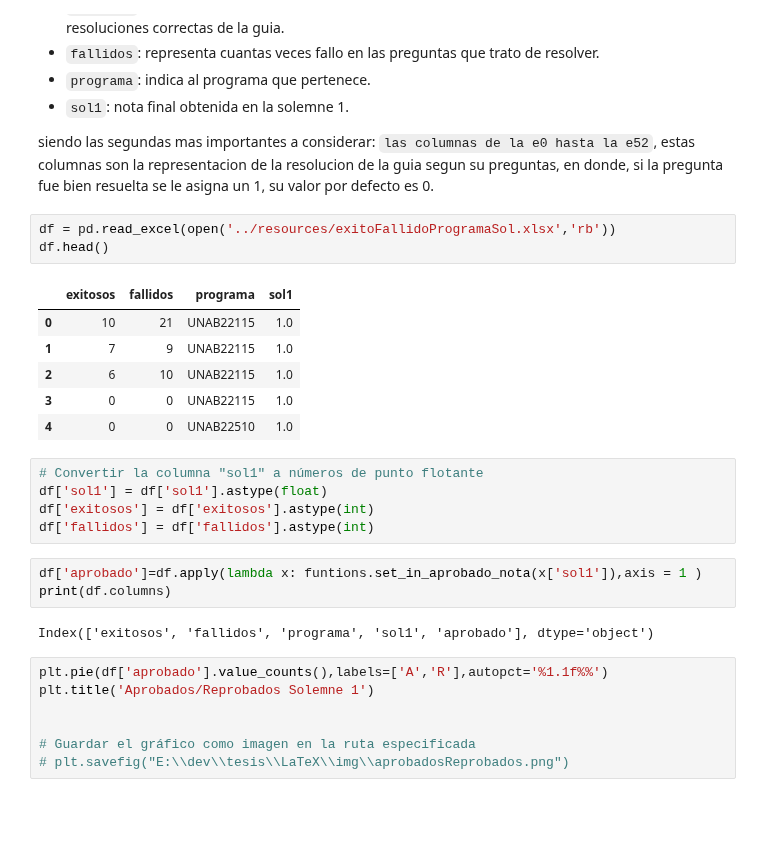
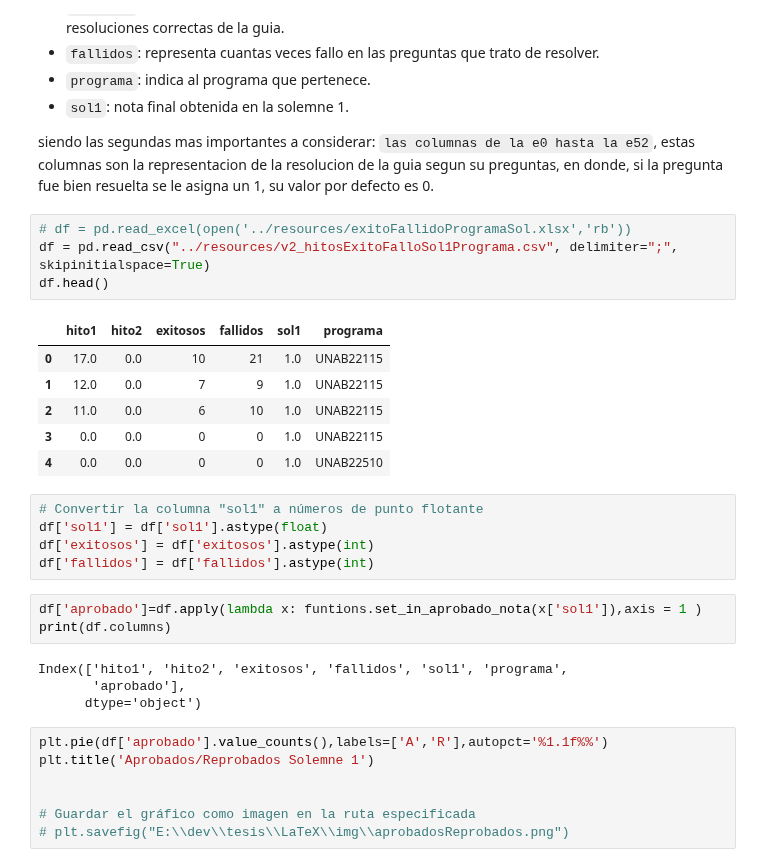
Before and after one commit to tonporaqui/tesis, a Jupyter notebook: jupyter_notebook/notebooks/bnlearn.ipynb, the cells around one changed output. Saved outputs shown, nothing was run; the diff lists cells and outputs as text; blank space fills up the shorter version.

```diff
--- a/jupyter_notebook/notebooks/bnlearn.ipynb
+++ b/jupyter_notebook/notebooks/bnlearn.ipynb
@@ -36,15 +38,16 @@ El dataFrame original cuenta con 76 columnas, de las cuales las mas importantes
 
 siendo las segundas mas importantes a considerar: `las columnas de la e0 hasta la e52`, estas columnas son la representacion de la resolucion de la guia segun su preguntas, en donde, si la pregunta fue bien resuelta se le asigna un 1, su valor por defecto es 0.
 # %%
-df = pd.read_excel(open('../resources/exitoFallidoProgramaSol.xlsx','rb'))
+# df = pd.read_excel(open('../resources/exitoFallidoProgramaSol.xlsx','rb'))
+df = pd.read_csv("../resources/v2_hitosExitoFalloSol1Programa.csv", delimiter=";", skipinitialspace=True)
 df.head()
 # %% [output]
-|  | exitosos | fallidos | programa | sol1 |
-| 0 | 10 | 21 | UNAB22115 | 1.0 |
-| 1 | 7 | 9 | UNAB22115 | 1.0 |
-| 2 | 6 | 10 | UNAB22115 | 1.0 |
-| 3 | 0 | 0 | UNAB22115 | 1.0 |
-| 4 | 0 | 0 | UNAB22510 | 1.0 |
+|  | hito1 | hito2 | exitosos | fallidos | sol1 | programa |
+| 0 | 17.0 | 0.0 | 10 | 21 | 1.0 | UNAB22115 |
+| 1 | 12.0 | 0.0 | 7 | 9 | 1.0 | UNAB22115 |
+| 2 | 11.0 | 0.0 | 6 | 10 | 1.0 | UNAB22115 |
+| 3 | 0.0 | 0.0 | 0 | 0 | 1.0 | UNAB22115 |
+| 4 | 0.0 | 0.0 | 0 | 0 | 1.0 | UNAB22510 |
 # %%
 # Convertir la columna "sol1" a números de punto flotante
 df['sol1'] = df['sol1'].astype(float)
@@ -54,7 +57,9 @@ df['fallidos'] = df['fallidos'].astype(int)
 df['aprobado']=df.apply(lambda x: funtions.set_in_aprobado_nota(x['sol1']),axis = 1 )
 print(df.columns)
 # %% [output]
-Index(['exitosos', 'fallidos', 'programa', 'sol1', 'aprobado'], dtype='object')
+Index(['hito1', 'hito2', 'exitosos', 'fallidos', 'sol1', 'programa',
+       'aprobado'],
+      dtype='object')
 # %%
 plt.pie(df['aprobado'].value_counts(),labels=['A','R'],autopct='%1.1f%%')
 plt.title('Aprobados/Reprobados Solemne 1')
```
Also changed, not shown: parts of 14 cells of this notebook, 7 other files.
